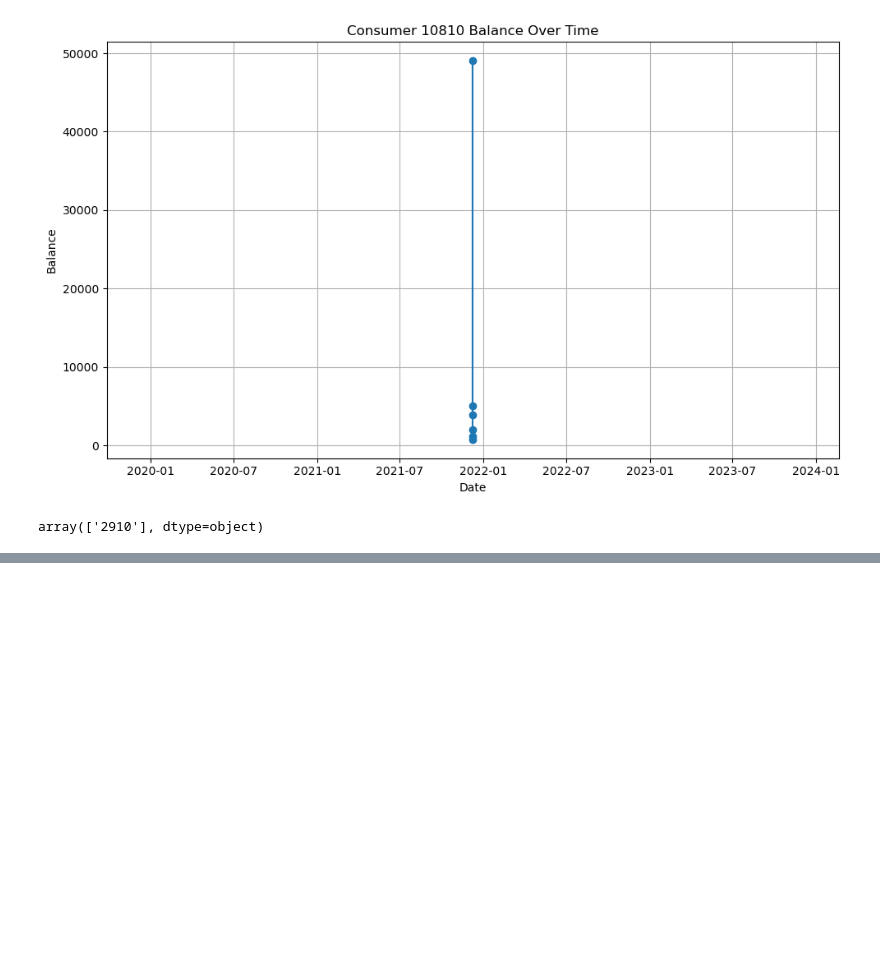
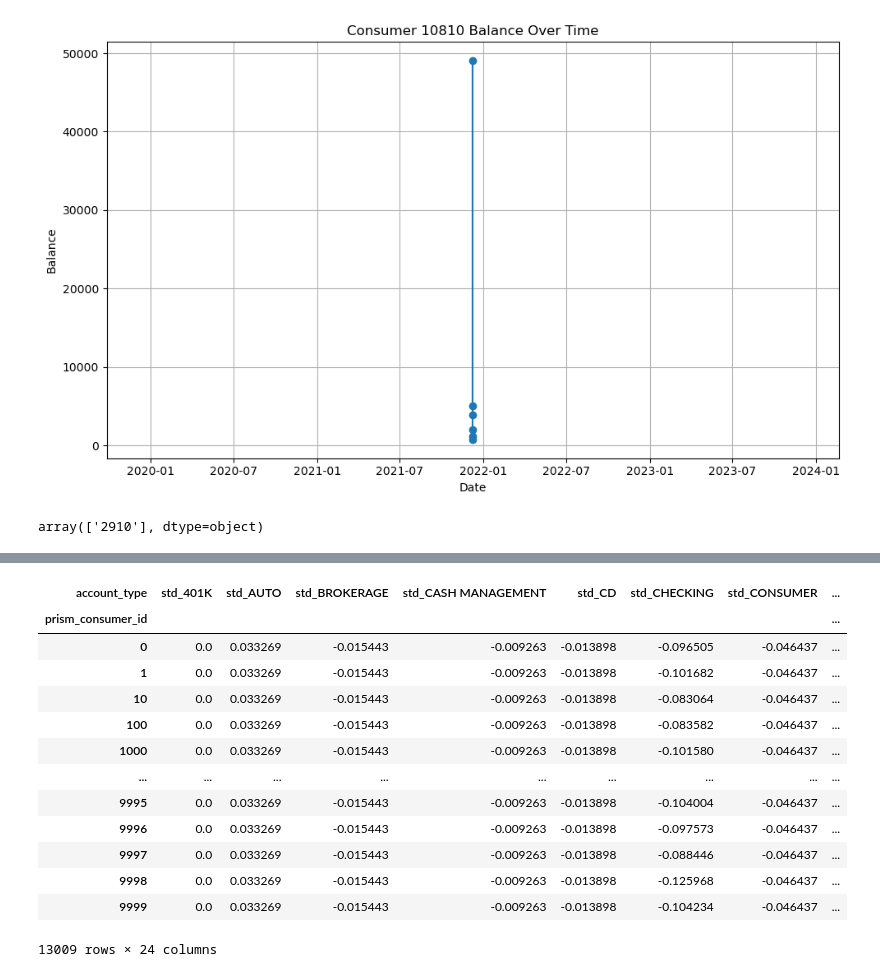
Before and after one commit to hillarychang/dsc180b-capstone-q2, a Jupyter notebook: src/notebooks/kurumi_q2_eda.ipynb, the cells around one changed output, grey strips where cells are left out. Saved outputs shown, nothing was run; the diff lists cells and outputs as text; code cells hidden in the pictures; blank space fills up the shorter version.

```diff
--- a/src/notebooks/kurumi_q2_eda.ipynb
+++ b/src/notebooks/kurumi_q2_eda.ipynb
@@ -288,0 +455,35 @@ array(['2910'], dtype=object)
+# %%
+grouped_std_column_df = grouped_df.copy()
+
+# Exclude the `prism_consumer_id` column from standardization
+columns_to_standardize = grouped_std_column_df.columns[1:]  # All columns except the first
+
+# Standardize each column
+for column in columns_to_standardize:
+    mean = grouped_std_column_df[column].mean()
+    std = grouped_std_column_df[column].std()
+    grouped_std_column_df[column] = (
+        grouped_std_column_df[column] - mean
+    ) / std
+
+grouped_std_column_df.rename(
+    columns={col: f"std_{col}" for col in grouped_std_column_df.columns if col != 'prism_consumer_id'},
+    inplace=True
+)
+# %%
+grouped_std_column_df
+# %% [output]
+| account_type | std_401K | std_AUTO | std_BROKERAGE | std_CASH MANAGEMENT | std_CD | std_CHECKING | std_CONSUMER | ... |
+| prism_consumer_id |  |  |  |  |  |  |  | ... |
+| 0 | 0.0 | 0.033269 | -0.015443 | -0.009263 | -0.013898 | -0.096505 | -0.046437 | ... |
+| 1 | 0.0 | 0.033269 | -0.015443 | -0.009263 | -0.013898 | -0.101682 | -0.046437 | ... |
+| 10 | 0.0 | 0.033269 | -0.015443 | -0.009263 | -0.013898 | -0.083064 | -0.046437 | ... |
+| 100 | 0.0 | 0.033269 | -0.015443 | -0.009263 | -0.013898 | -0.083582 | -0.046437 | ... |
+| 1000 | 0.0 | 0.033269 | -0.015443 | -0.009263 | -0.013898 | -0.101580 | -0.046437 | ... |
+| ... | ... | ... | ... | ... | ... | ... | ... | ... |
+| 9995 | 0.0 | 0.033269 | -0.015443 | -0.009263 | -0.013898 | -0.104004 | -0.046437 | ... |
+| 9996 | 0.0 | 0.033269 | -0.015443 | -0.009263 | -0.013898 | -0.097573 | -0.046437 | ... |
+| 9997 | 0.0 | 0.033269 | -0.015443 | -0.009263 | -0.013898 | -0.088446 | -0.046437 | ... |
+| 9998 | 0.0 | 0.033269 | -0.015443 | -0.009263 | -0.013898 | -0.125968 | -0.046437 | ... |
+| 9999 | 0.0 | 0.033269 | -0.015443 | -0.009263 | -0.013898 | -0.104234 | -0.046437 | ... |
+13009 rows × 24 columns
```
Also changed, not shown: parts of 17 cells of this notebook.
